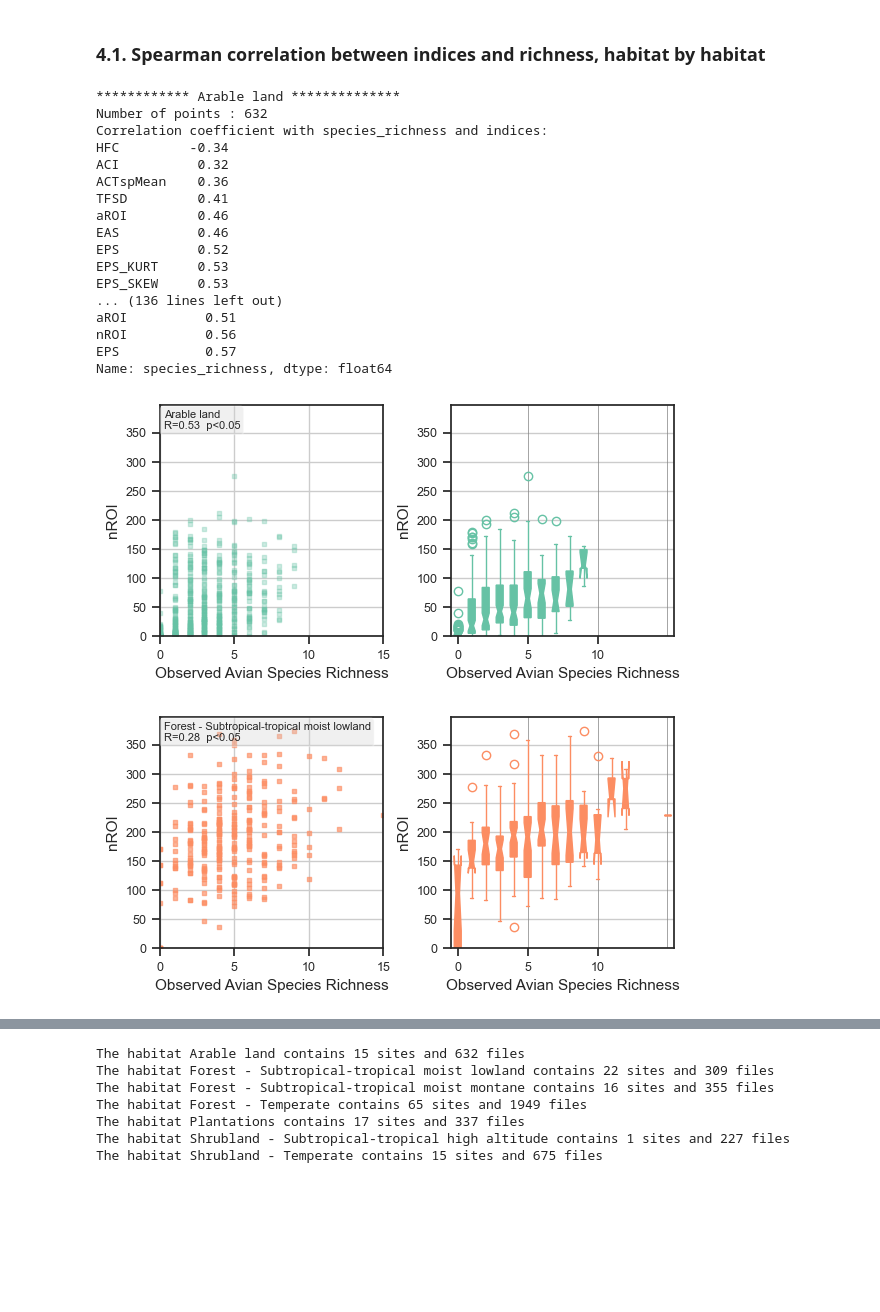
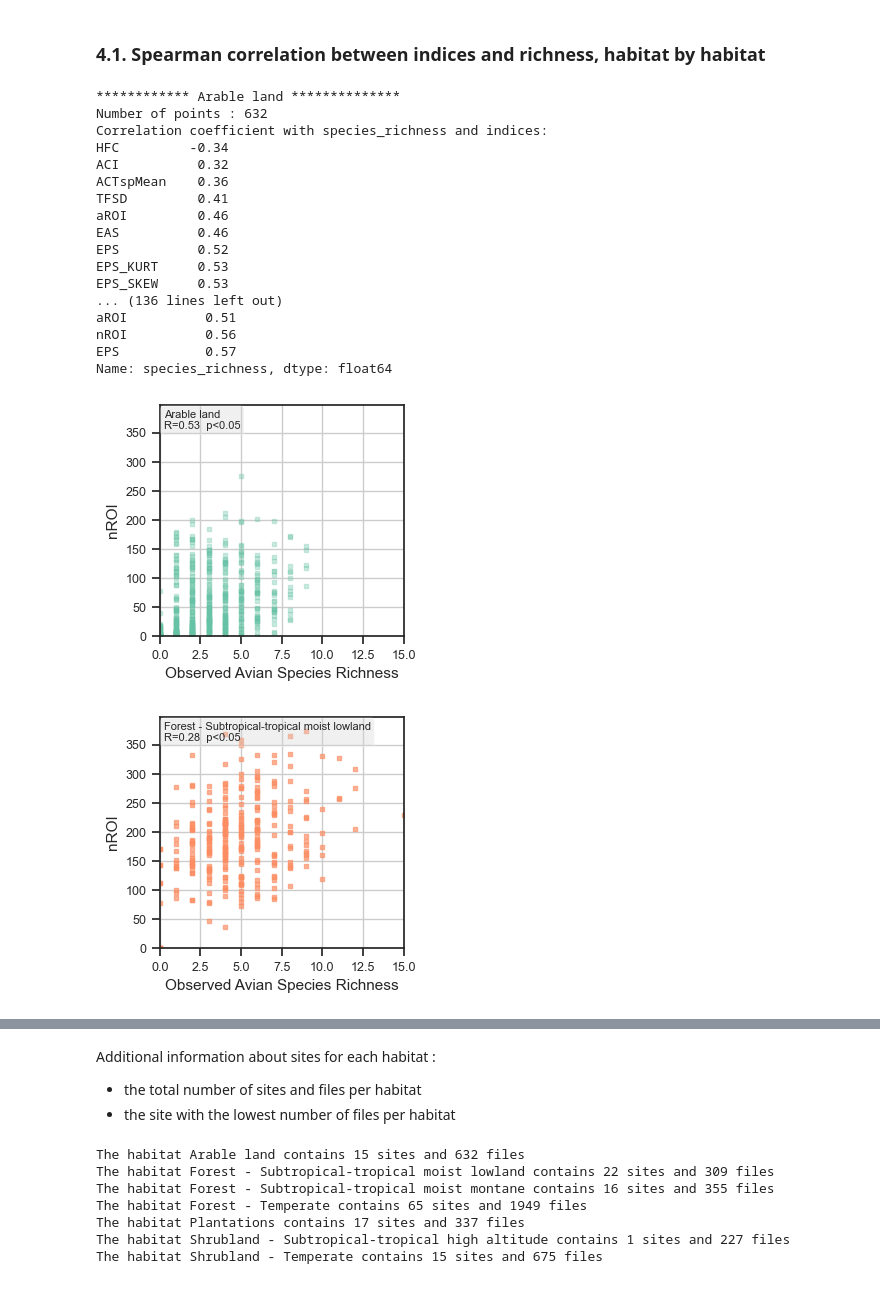
Before and after one commit to ear-team/haupert_acoustic_indices_2025, a Jupyter notebook: notebooks/02_indices_correlation.ipynb, the cells around one changed output, grey strips where cells are left out. Saved outputs shown, nothing was run; the diff lists cells and outputs as text; code cells hidden in the pictures; blank space fills up the shorter version.

```diff
--- a/notebooks/02_indices_correlation.ipynb
+++ b/notebooks/02_indices_correlation.ipynb
@@ -334,11 +348,22 @@ for SITE in df['site'].unique() :
 # %% [markdown]
 ### 4.1. Spearman correlation between indices and richness, habitat by habitat
 # %%
-"""*****************************************************************
-                CORRELATION BETWEEN INDICES AND RICHNESS
-******************************************************************"""
+"""==============================================================================
+        CORRELATION BETWEEN INDICES AND RICHNESS
+        ----------------------------------------
 
-# select the indice to display
+        Summary of the steps:
+        ---------------------
+        - Select the index to display
+        - Select the ground truth => species_richness
+        - For each habitat
+                - Compute the spearman correlation
+                - Display the scatter plot between the index and the ground truth
+                - Save the figure
+
+=============================================================================="""
+
+# select the index to display
 INDICE = 'nROI'
 
 # Set the label of the ground truth (x label)
@@ -379,9 +404,9 @@ for HABITAT in df['habitat'].unique() :
                 pval_str = 'p<0.05'
 
         ############ RICHNESS ###########
-        fig, (ax1, ax2) = plt.subplots(1, 2)
+        fig, ax1 = plt.subplots(1, 1)
         # Set figure size
-        fig.set_size_inches((6,3))
+        fig.set_size_inches((3.25,3))
         fig.tight_layout()
 
         # Display the correlation graphic between the indice and the ground truth
@@ -399,75 +424,32 @@ for HABITAT in df['habitat'].unique() :
                 fontsize = 8,
                 bbox=dict(
                         facecolor='lightgrey',
                         alpha = 0.33,
                         edgecolor='white',
                         boxstyle='round')
                 )
         # change font size of the x and y-axis tick labels
         ax1.tick_params(axis='x', labelsize=9)
         ax1.tick_params(axis='y', labelsize=9)
 
-        ##### BOXPLOT
-        # create a vector of GT values
-        GT_values = np.arange(int(df[GT].min()), int(df[GT].max())+1, 1)
-
-        subdf_filtered = subdf[[GT, INDICE]]
-        subdf_filtered = subdf_filtered.pivot(columns=GT, values=INDICE)
-
-        # add columns to the dataframe to have all the GT values
-        for GT_value in GT_values:
-                if GT_value not in subdf_filtered.columns:
-                        subdf_filtered[GT_value] = np.nan
-
-        # for each GT value, extract the list of INDICE values and add it to a list. If the list is empty, add a list of zeros
-        data = [subdf_filtered[GT_value].dropna().values for GT_value in GT_values]
-
-        # Create the boxplot
-        ax2.grid(axis='y')
-        # add a vertical line at x=5
-        ax2.axvline(x=6, color='grey', linestyle='-', linewidth = 0.5)
-        ax2.axvline(x=11, color='grey', linestyle='-', linewidth = 0.5)
-        ax2.axvline(x=16, color='grey', linestyle='-', linewidth = 0.5)
-
-        ax2.boxplot(data,
-                notch=True, patch_artist=True,
-                boxprops=dict(facecolor=HABITAT_COLOR[HABITAT], color=HABITAT_COLOR[HABITAT]),
-                capprops=dict(color=HABITAT_COLOR[HABITAT]),
-                whiskerprops=dict(color=HABITAT_COLOR[HABITAT]),
-                flierprops=dict(color=HABITAT_COLOR[HABITAT], markeredgecolor=HABITAT_COLOR[HABITAT]),
-                medianprops=dict(color=HABITAT_COLOR[HABITAT]))
-
-        # Set labels and title
-        ax2.set_xlabel(GT_LABEL, fontdict={'size': 11})
-        ax2.set_ylabel(INDICE, fontdict={'size': 11})
-        ax2.set_ylim([df[INDICE].min(),df[INDICE].max()])
-
-        # Set the x-axis tick labels to match the richness values at x=0, 5 and 10
-        ax2.set_xticks(np.arange(1, len(GT_values), 5))
-        ax2.set_xticklabels(GT_values[np.arange(0, len(GT_values)-1, 5)])
-
-        # change font size of the x and y-axis tick labels
-        ax2.tick_params(axis='x', labelsize=9)
-        ax2.tick_params(axis='y', labelsize=9)
-
         if SAVE : fig.savefig(os.path.join(CONFIG['save_dir'], HABITAT+'_'+INDICE +'_vs_'+GT+'_onlybirds.png'), dpi = 300, bbox_inches = "tight")
 # %% [output]
 ************ Arable land **************
 Number of points : 632
 Correlation coefficient with species_richness and indices:
 HFC         -0.34
 ACI          0.32
 ACTspMean    0.36
 TFSD         0.41
 aROI         0.46
 EAS          0.46
 EPS          0.52
 EPS_KURT     0.53
 EPS_SKEW     0.53
 ... (136 lines left out)
 aROI          0.51
 nROI          0.56
 EPS           0.57
 Name: species_richness, dtype: float64
-[figure, old version]
+[figure, new version]
-[figure, old version]
+[figure, new version]
@@ -479,3 +461,7 @@ Name: species_richness, dtype: float64
+# %% [markdown]
+Additional information about sites for each habitat :
+- the total number of sites and files per habitat
+- the site with the lowest number of files per habitat
 # %%
 # for each habitat find the number of sites and the number of files
 for HABITAT in df['habitat'].unique() :
```
Also changed, not shown: parts of 28 cells of this notebook, 4 other files.
